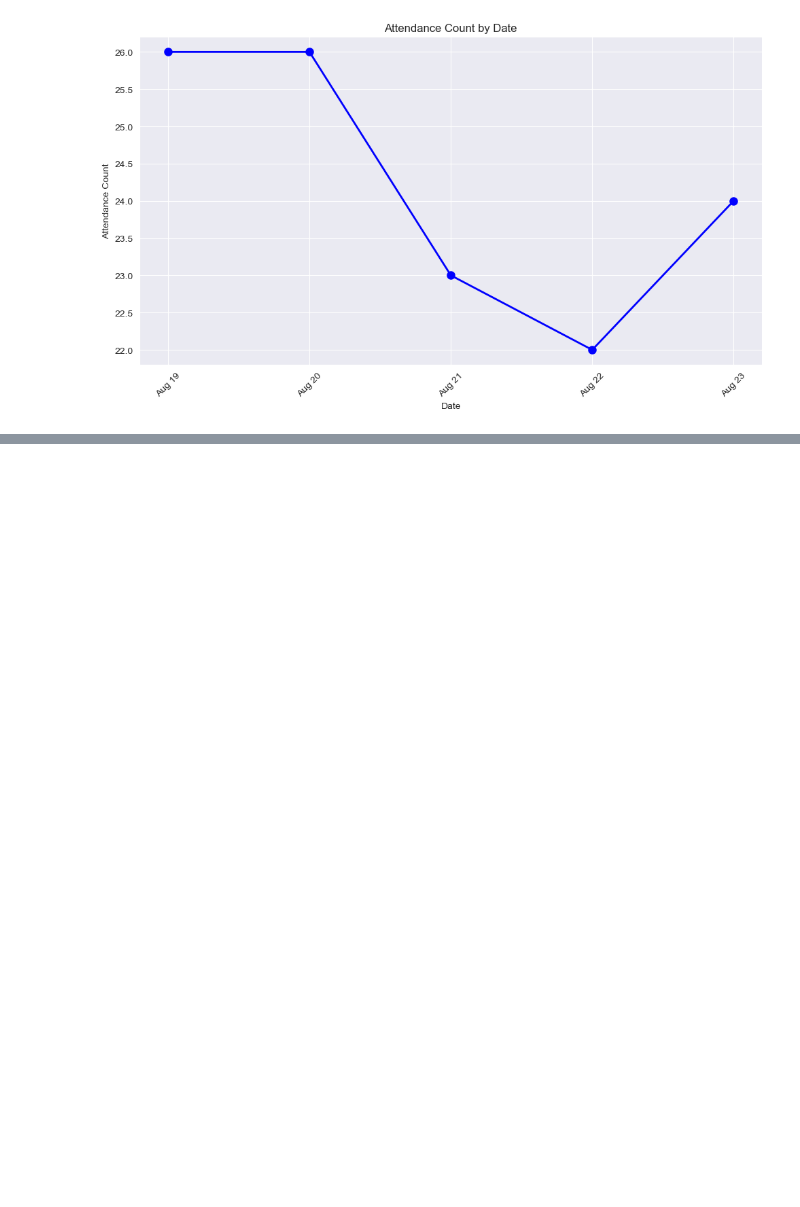
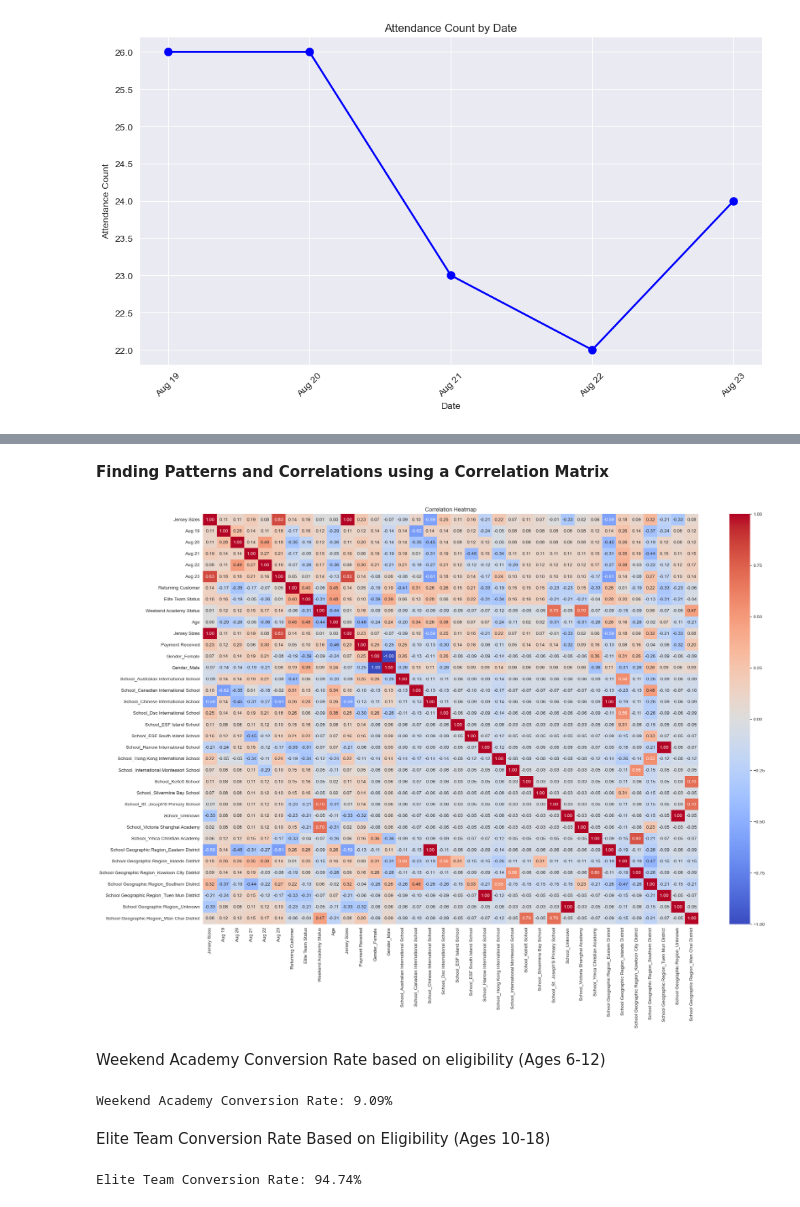
Before and after one commit to Kai2142/Data_Analytics_Portfolio, a Jupyter notebook: basketball_academy/Analysis & Insights.ipynb, the cells around one changed output, grey strips where cells are left out. Cells and saved outputs as stored; diff of their text form; code cells hidden in the pictures; blank space fills up the shorter version.

```diff
--- a/basketball_academy/Analysis & Insights.ipynb
+++ b/basketball_academy/Analysis & Insights.ipynb
@@ -141,0 +143,48 @@ plt.show()
+# %% [markdown]
+**Finding Patterns and Correlations using a Correlation Matrix**
+# %%
+df = pd.read_csv('data/merged_df.csv')
+
+selected_columns = ['Gender', 'School', 'Jersey Sizes', 'School Geographic Region', 'Aug 19', 'Aug 20', 'Aug 21', 'Aug 22', 'Aug 23', 'Returning Customer', 'Elite Team Status', 'Weekend Academy Status', 'Age', 'Jersey Sizes', 'Payment Received']
+
+# Filter the DataFrame to include only the selected columns
+df_filtered = df[selected_columns]
+
+# Perform one-hot encoding for categorical columns
+categorical_columns = ['Gender', 'School', 'School Geographic Region']
+df_encoded = pd.get_dummies(df_filtered, columns=categorical_columns)
+
+# Calculate the correlation matrix
+correlation_matrix = df_encoded.corr()
+
+plt.figure(figsize=(24, 16))
+sns.heatmap(correlation_matrix, annot=True, cmap='coolwarm', fmt=".2f")
+plt.title('Correlation Heatmap')
+plt.show()
+# %% [output]
+[figure, added]
+# %% [markdown]
+Weekend Academy Conversion Rate based on eligibility (Ages 6-12)
+# %%
+# Total Conversion Rate
+total_weekend_students = df['Weekend Academy Status'].sum()
+total_students = len(df['Weekend Academy Status'])
+# Conversion Rate for those Eligible for our weekend Academy (Ages 6-12)
+filtered_df_weekend = df[(df['Age'] >= 6) & (df['Age'] <= 12)]
+len_ages = len(filtered_df_weekend)
+conversion_rate = (total_weekend_students / len_ages ) * 100
+print(f'Weekend Academy Conversion Rate: {conversion_rate:.2f}%')
+# %% [output]
+Weekend Academy Conversion Rate: 9.09%
+# %% [markdown]
+Elite Team Conversion Rate Based on Eligibility (Ages 10-18)
+# %%
+# Total Conversion Rate
+total_elite_students = df['Elite Team Status'].sum()
+# Conversion Rate for those Eligible for our weekend Academy (Ages 6-12)
+filtered_df = df[(df['Age'] >= 10) & (df['Age'] <= 18)]
+len_ages = len(filtered_df)
+conversion_rate = (total_elite_students / len_ages ) * 100
+print(f'Elite Team Conversion Rate: {conversion_rate:.2f}%')
+# %% [output]
+Elite Team Conversion Rate: 94.74%
```
Also changed, not shown: parts of 25 cells of this notebook, 18 other files.
